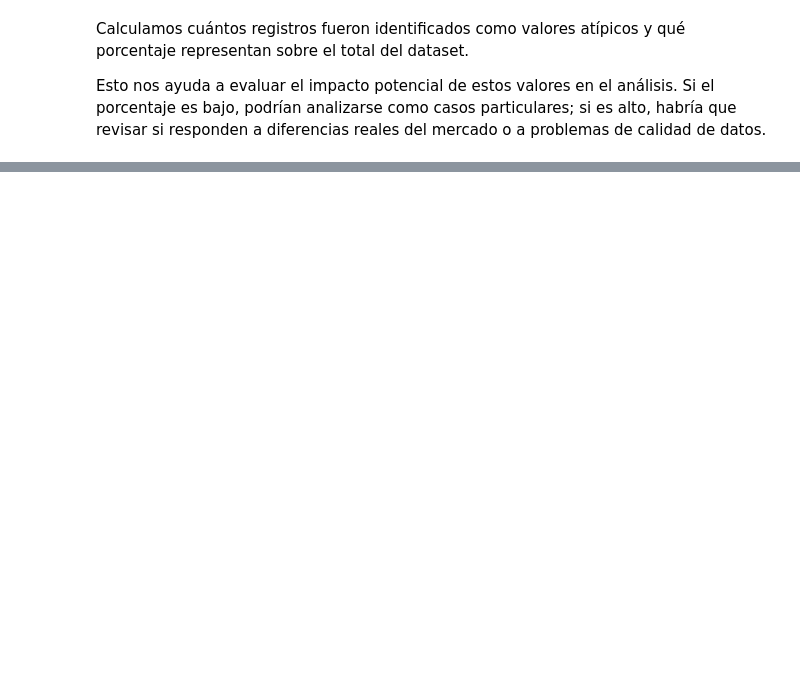
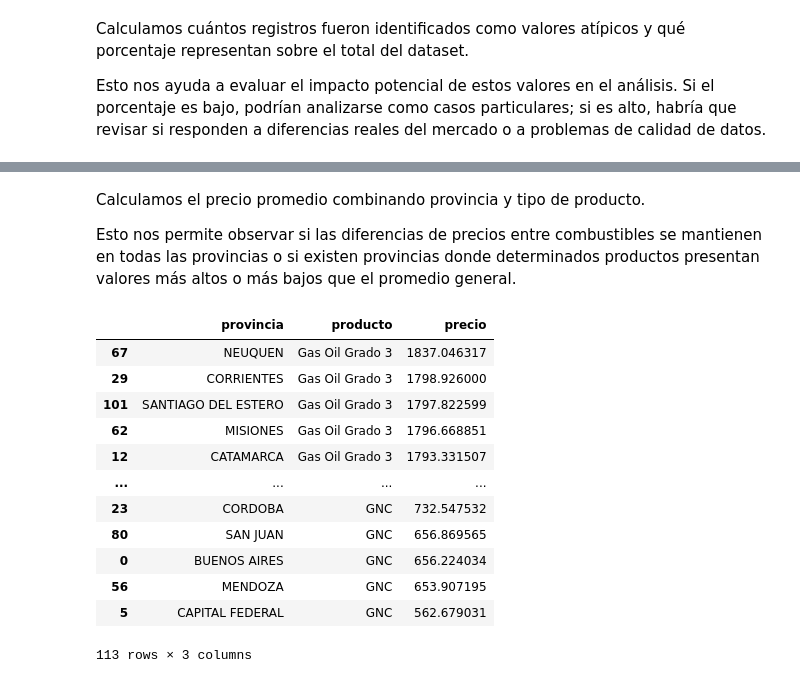
Before and after one commit to matiasdemori/Trabajo-Integrador-Ciencia-de-Datos, a Jupyter notebook: TP_Integrados_Ciencia_de_Datos.ipynb, the cells around one changed output, grey strips where cells are left out. Saved outputs shown, nothing was run; the diff lists cells and outputs as text; code cells hidden in the pictures; blank space fills up the shorter version.

```diff
--- a/TP_Integrados_Ciencia_de_Datos.ipynb
+++ b/TP_Integrados_Ciencia_de_Datos.ipynb
@@ -721,0 +900,28 @@ Porcentaje de valores atípicos: 2.261055614513775
+# %% [markdown]
+Calculamos el precio promedio combinando provincia y tipo de producto.
+
+Esto nos permite observar si las diferencias de precios entre combustibles se mantienen en todas las provincias o si existen provincias donde determinados productos presentan valores más altos o más bajos que el promedio general.
+# %%
+precio_producto_provincia = (
+    df_limpio
+    .groupby(["provincia", "producto"])["precio"]
+    .mean()
+    .reset_index()
+    .sort_values("precio", ascending=False)
+)
+
+precio_producto_provincia
+# %% [output]
+|  | provincia | producto | precio |
+| 67 | NEUQUEN | Gas Oil Grado 3 | 1837.046317 |
+| 29 | CORRIENTES | Gas Oil Grado 3 | 1798.926000 |
+| 101 | SANTIAGO DEL ESTERO | Gas Oil Grado 3 | 1797.822599 |
+| 62 | MISIONES | Gas Oil Grado 3 | 1796.668851 |
+| 12 | CATAMARCA | Gas Oil Grado 3 | 1793.331507 |
+| ... | ... | ... | ... |
+| 23 | CORDOBA | GNC | 732.547532 |
+| 80 | SAN JUAN | GNC | 656.869565 |
+| 0 | BUENOS AIRES | GNC | 656.224034 |
+| 56 | MENDOZA | GNC | 653.907195 |
+| 5 | CAPITAL FEDERAL | GNC | 562.679031 |
+113 rows × 3 columns
```
Also changed, not shown: parts of 37 cells of this notebook.
